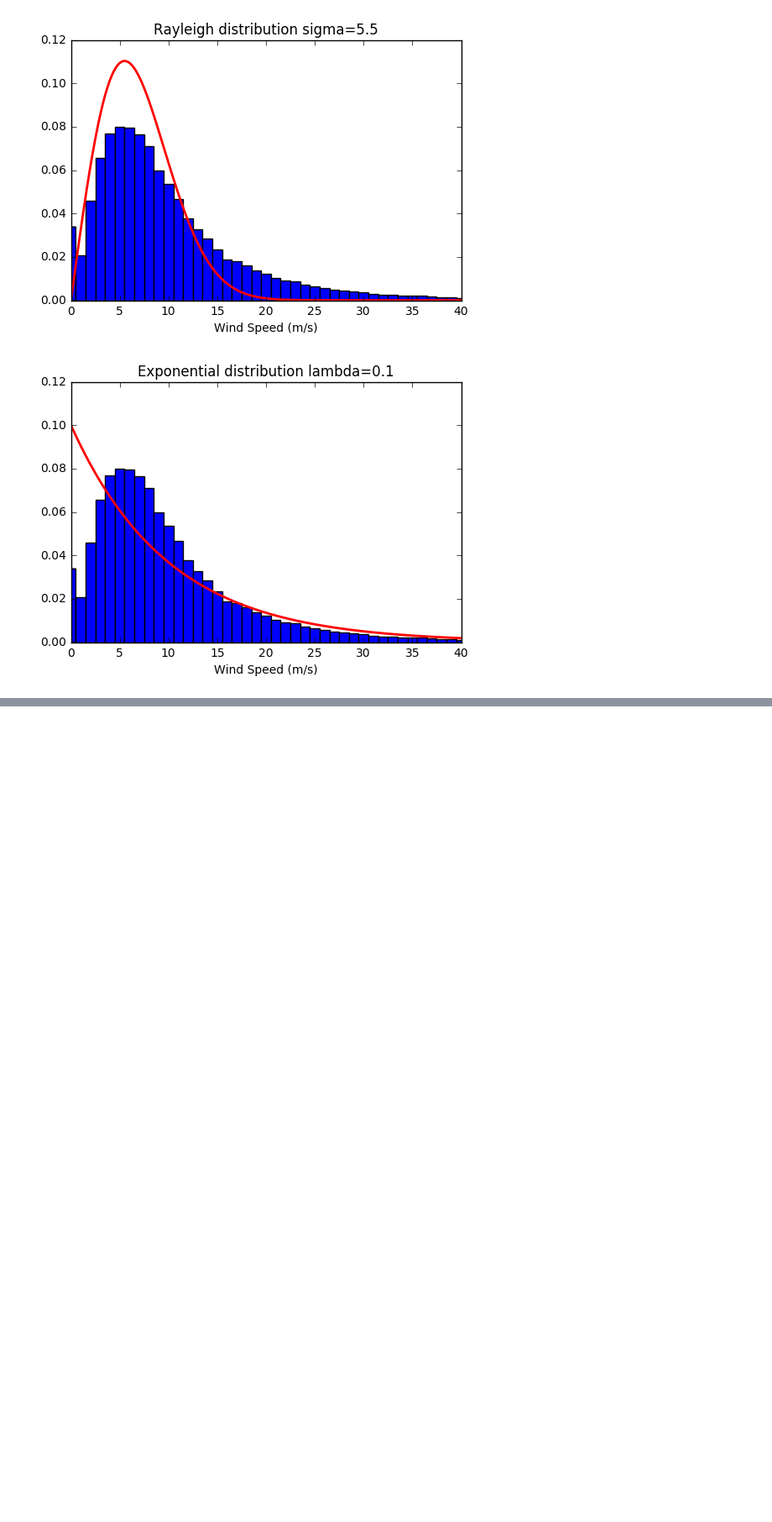
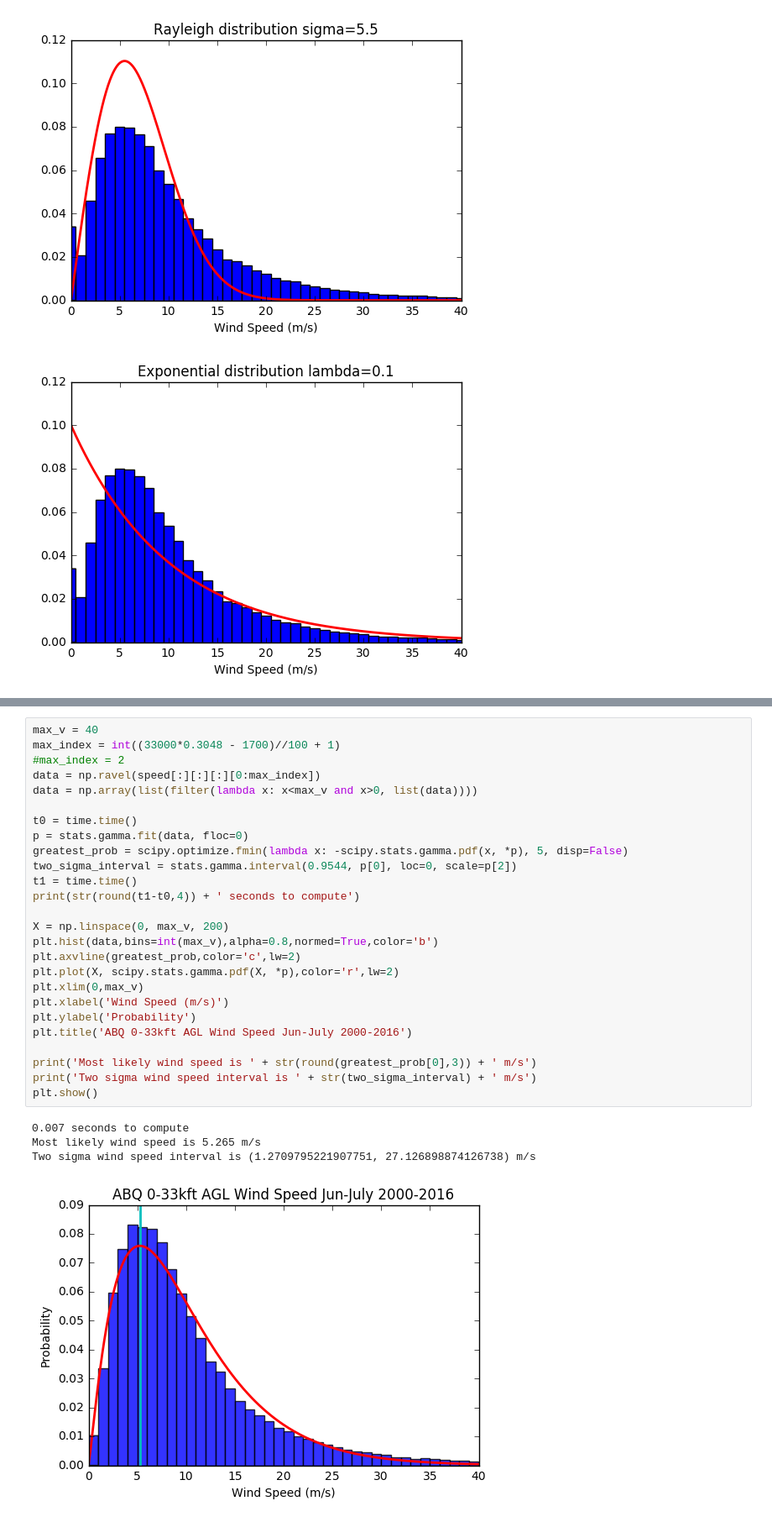
Before and after one commit to stanford-ssi/rockets-irec, a Jupyter notebook: Airframe_Design/windanalysis.ipynb, the cells around one changed output, grey strips where cells are left out. Shown at 84% size. Cells and saved outputs as stored; diff of their text form; blank space fills up the shorter version.

Commit message:
Added gamma distribution fitting

```diff
--- a/Airframe_Design/windanalysis.ipynb
+++ b/Airframe_Design/windanalysis.ipynb
@@ -284,3 +288,34 @@ plt.show()
 Most likely wind speed is 5.262 m/s
 Two sigma wind speed interval is (0.88679784508341863, 26.569635625894222) m/s
 [figure]
+# %%
+max_v = 40
+max_index = int((33000*0.3048 - 1700)//100 + 1)
+#max_index = 2
+data = np.ravel(speed[:][:][:][0:max_index])
+data = np.array(list(filter(lambda x: x<max_v and x>0, list(data))))
+
+t0 = time.time()
+p = stats.gamma.fit(data, floc=0)
+greatest_prob = scipy.optimize.fmin(lambda x: -scipy.stats.gamma.pdf(x, *p), 5, disp=False)
+two_sigma_interval = stats.gamma.interval(0.9544, p[0], loc=0, scale=p[2])
+t1 = time.time()
+print(str(round(t1-t0,4)) + ' seconds to compute')
+
+X = np.linspace(0, max_v, 200)
+plt.hist(data,bins=int(max_v),alpha=0.8,normed=True,color='b')
+plt.axvline(greatest_prob,color='c',lw=2)
+plt.plot(X, scipy.stats.gamma.pdf(X, *p),color='r',lw=2)
+plt.xlim(0,max_v)
+plt.xlabel('Wind Speed (m/s)')
+plt.ylabel('Probability')
+plt.title('ABQ 0-33kft AGL Wind Speed Jun-July 2000-2016')
+
+print('Most likely wind speed is ' + str(round(greatest_prob[0],3)) + ' m/s')
+print('Two sigma wind speed interval is ' + str(two_sigma_interval) + ' m/s')
+plt.show()
+# %% [output]
+0.007 seconds to compute
+Most likely wind speed is 5.265 m/s
+Two sigma wind speed interval is (1.2709795221907751, 27.126898874126738) m/s
+[figure, added]
```
Also changed, not shown: parts of 5 cells of this notebook.
